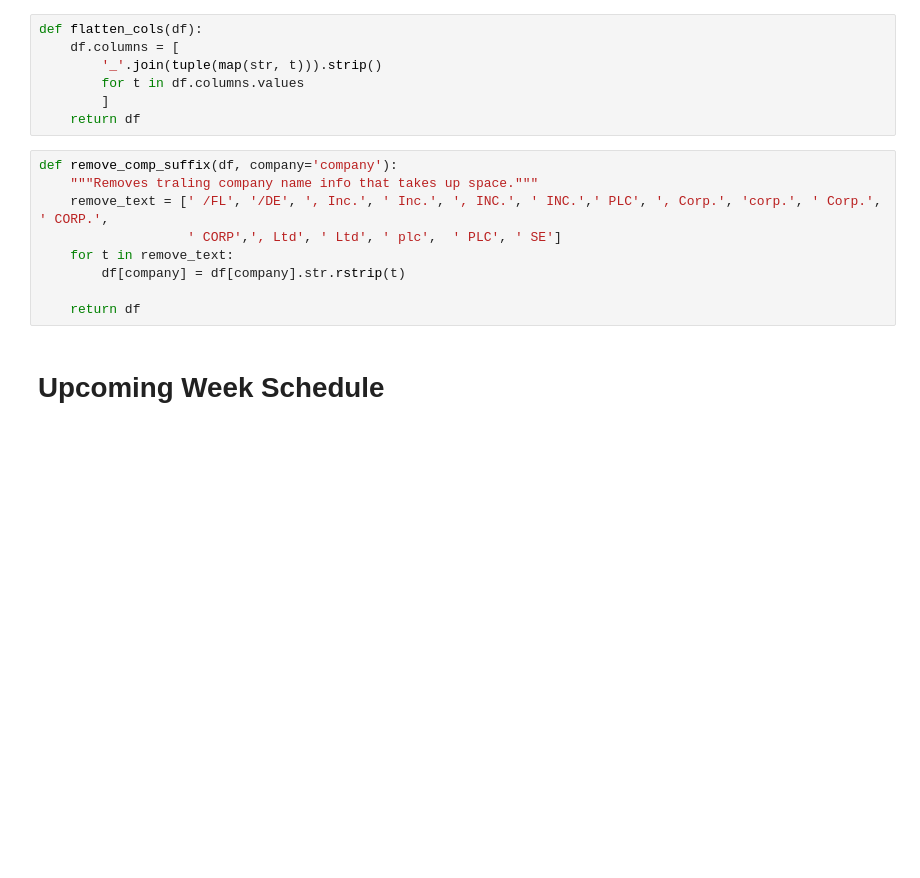
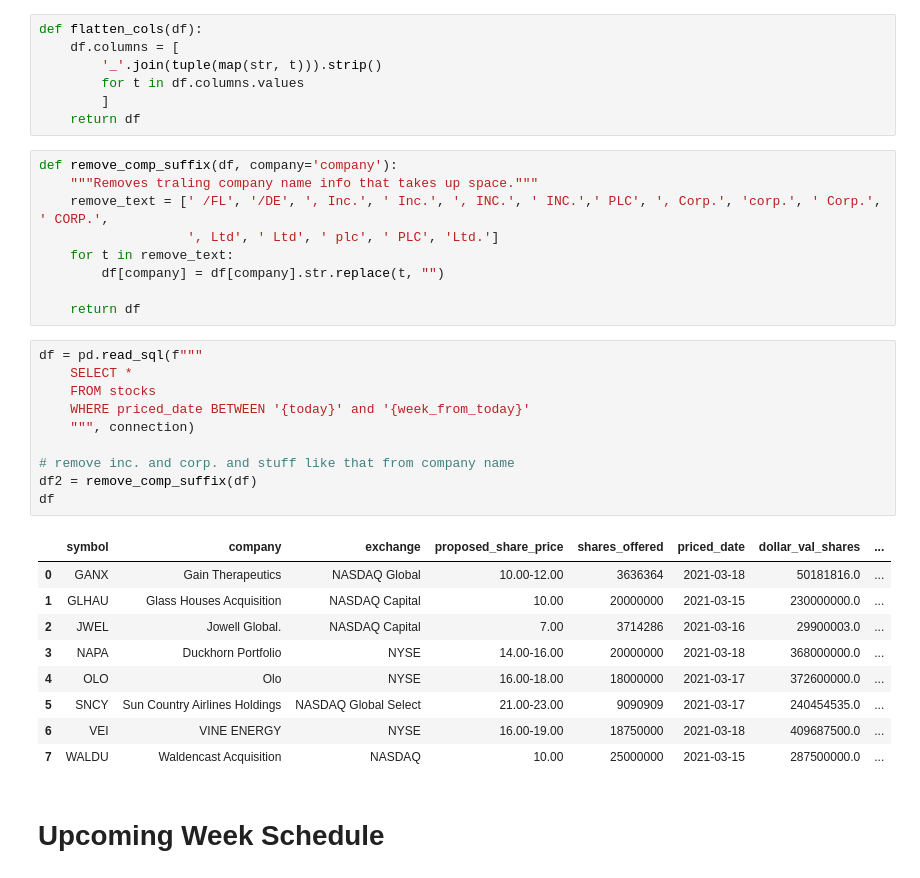
Before and after one commit to admiral810/IPO_tracker, a Jupyter notebook: ipo_analysis.ipynb, the cells around one changed output. Saved outputs shown, nothing was run; the diff lists cells and outputs as text; blank space fills up the shorter version.

Commit message:
updated replace ltd and corp suffix text to work properly

```diff
--- a/ipo_analysis.ipynb
+++ b/ipo_analysis.ipynb
@@ -59,11 +59,31 @@ def flatten_cols(df):
 def remove_comp_suffix(df, company='company'):
     """Removes traling company name info that takes up space."""
     remove_text = [' /FL', '/DE', ', Inc.', ' Inc.', ', INC.', ' INC.',' PLC', ', Corp.', 'corp.', ' Corp.', ' CORP.',
-                   ' CORP',', Ltd', ' Ltd', ' plc',  ' PLC', ' SE']
+                   ', Ltd', ' Ltd', ' plc', ' PLC', 'Ltd.']
     for t in remove_text:
-        df[company] = df[company].str.rstrip(t)
+        df[company] = df[company].str.replace(t, "")
 
     return df
+# %%
+df = pd.read_sql(f"""
+    SELECT *
+    FROM stocks
+    WHERE priced_date BETWEEN '{today}' and '{week_from_today}'
+    """, connection)
+
+# remove inc. and corp. and stuff like that from company name
+df2 = remove_comp_suffix(df)
+df
+# %% [output]
+|  | symbol | company | exchange | proposed_share_price | shares_offered | priced_date | dollar_val_shares | ... |
+| 0 | GANX | Gain Therapeutics | NASDAQ Global | 10.00-12.00 | 3636364 | 2021-03-18 | 50181816.0 | ... |
+| 1 | GLHAU | Glass Houses Acquisition | NASDAQ Capital | 10.00 | 20000000 | 2021-03-15 | 230000000.0 | ... |
+| 2 | JWEL | Jowell Global. | NASDAQ Capital | 7.00 | 3714286 | 2021-03-16 | 29900003.0 | ... |
+| 3 | NAPA | Duckhorn Portfolio | NYSE | 14.00-16.00 | 20000000 | 2021-03-18 | 368000000.0 | ... |
+| 4 | OLO | Olo | NYSE | 16.00-18.00 | 18000000 | 2021-03-17 | 372600000.0 | ... |
+| 5 | SNCY | Sun Country Airlines Holdings | NASDAQ Global Select | 21.00-23.00 | 9090909 | 2021-03-17 | 240454535.0 | ... |
+| 6 | VEI | VINE ENERGY | NYSE | 16.00-19.00 | 18750000 | 2021-03-18 | 409687500.0 | ... |
+| 7 | WALDU | Waldencast Acquisition | NASDAQ | 10.00 | 25000000 | 2021-03-15 | 287500000.0 | ... |
 # %% [markdown]
 # Upcoming Week Schedule
 # %%
```
Also changed, not shown: parts of 10 cells of this notebook.
